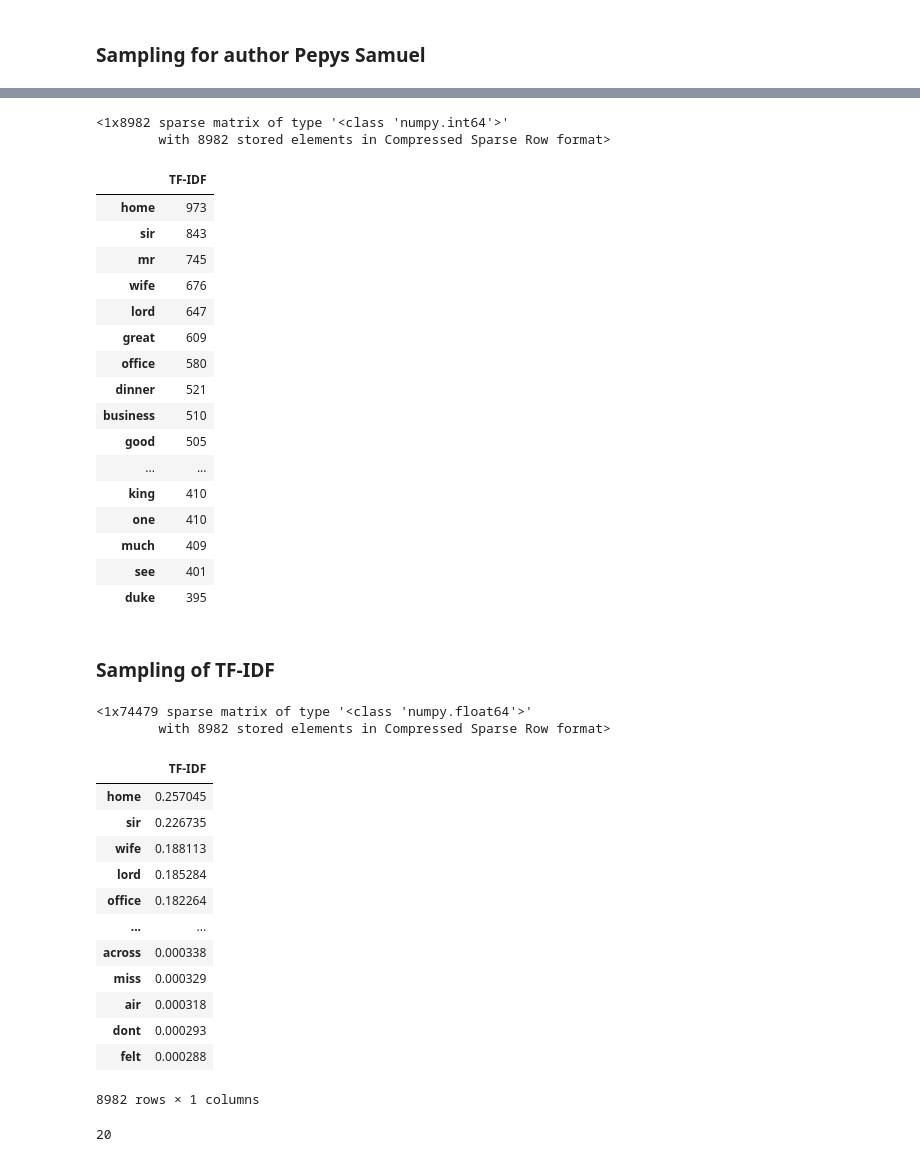
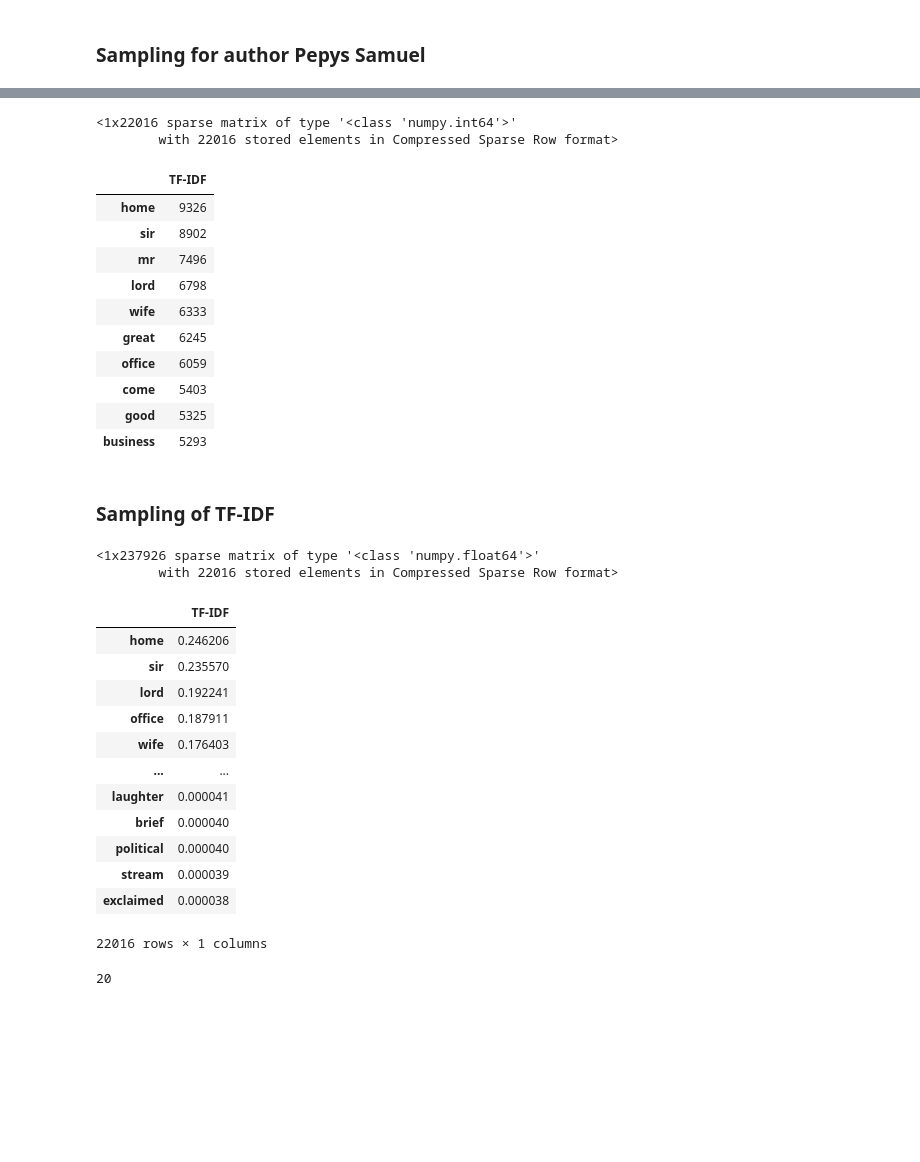
Before and after one commit to tomasz-lewicki/author-predictor, a Jupyter notebook: 03_kun.ipynb, the cells around one changed output, grey strips where cells are left out. Cells and saved outputs as stored; diff of their text form; code cells hidden in the pictures; blank space fills up the shorter version.

```diff
--- a/03_kun.ipynb
+++ b/03_kun.ipynb
@@ -17,8 +17,6 @@ train.head()
 | 2 | De Balzac. | Balzac, Honoré de |
 | 3 | EUGENIE GRANDET I There are house... | Balzac, Honoré de |
 | 4 | Within these houses there is, per... | Balzac, Honoré de |
-# %%
-train = train.sample(int(len(train) / 10))
 # %% [markdown]
 ### Basic Exploratory Data Analysis (EDA)
 # %%
@@ -192,34 +185,28 @@ cv = CountVectorizer(stop_words=stop_word)
 word_count_vector = cv.fit_transform(Pepys_Samuel_text)
 word_count_vector
 # %% [output]
-<1x8982 sparse matrix of type '<class 'numpy.int64'>'
-        with 8982 stored elements in Compressed Sparse Row format>
+<1x22016 sparse matrix of type '<class 'numpy.int64'>'
+        with 22016 stored elements in Compressed Sparse Row format>
 # %%
 # print TF-IDF values
 df = pd.DataFrame(word_count_vector.T.todense(), index=cv.get_feature_names(), columns=["TF-IDF"])
 
 # sort descending
 df = df.sort_values(by=["TF-IDF"], ascending=False)
 df = df[df['TF-IDF'] > 0]
-df.head(20)
+df.head(10)
 # %% [output]
 |  | TF-IDF |
-| home | 973 |
-| sir | 843 |
-| mr | 745 |
-| wife | 676 |
-| lord | 647 |
-| great | 609 |
-| office | 580 |
-| dinner | 521 |
-| business | 510 |
-| good | 505 |
-| ... | ... |
-| king | 410 |
-| one | 410 |
-| much | 409 |
-| see | 401 |
-| duke | 395 |
+| home | 9326 |
+| sir | 8902 |
+| mr | 7496 |
+| lord | 6798 |
+| wife | 6333 |
+| great | 6245 |
+| office | 6059 |
+| come | 5403 |
+| good | 5325 |
+| business | 5293 |
 # %% [markdown]
 ### Sampling of TF-IDF
 # %%
@@ -231,8 +218,8 @@ X_tfidf = vectorizer.transform(Pepys_Samuel_text)
 # %%
 X_tfidf
 # %% [output]
-<1x74479 sparse matrix of type '<class 'numpy.float64'>'
-        with 8982 stored elements in Compressed Sparse Row format>
+<1x237926 sparse matrix of type '<class 'numpy.float64'>'
+        with 22016 stored elements in Compressed Sparse Row format>
 # %%
 X_tfidf_sample = X_tfidf
 X_tfidf_sample = pd.DataFrame(X_tfidf_sample.T.todense(), index=vectorizer.get_feature_names(), columns=['TF-IDF'])
@@ -245,18 +232,18 @@ X_tfidf_sample = X_tfidf_sample[X_tfidf_sample['TF-IDF'] > 0]
 X_tfidf_sample
 # %% [output]
 |  | TF-IDF |
-| home | 0.257045 |
-| sir | 0.226735 |
-| wife | 0.188113 |
-| lord | 0.185284 |
-| office | 0.182264 |
+| home | 0.246206 |
+| sir | 0.235570 |
+| lord | 0.192241 |
+| office | 0.187911 |
+| wife | 0.176403 |
 | ... | ... |
-| across | 0.000338 |
-| miss | 0.000329 |
-| air | 0.000318 |
-| dont | 0.000293 |
-| felt | 0.000288 |
+| laughter | 0.000041 |
+| brief | 0.000040 |
+| political | 0.000040 |
+| stream | 0.000039 |
+| exclaimed | 0.000038 |
-8982 rows × 1 columns
+22016 rows × 1 columns
 # %%
 X_tfidf = vectorizer.transform(train['text'])
 
```
Also changed, not shown: parts of 19 cells of this notebook.
